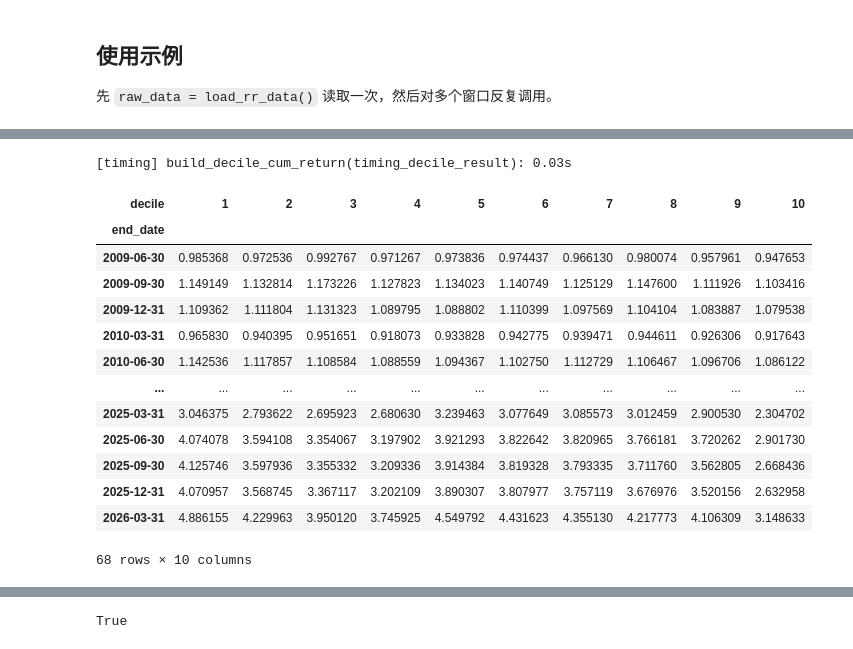
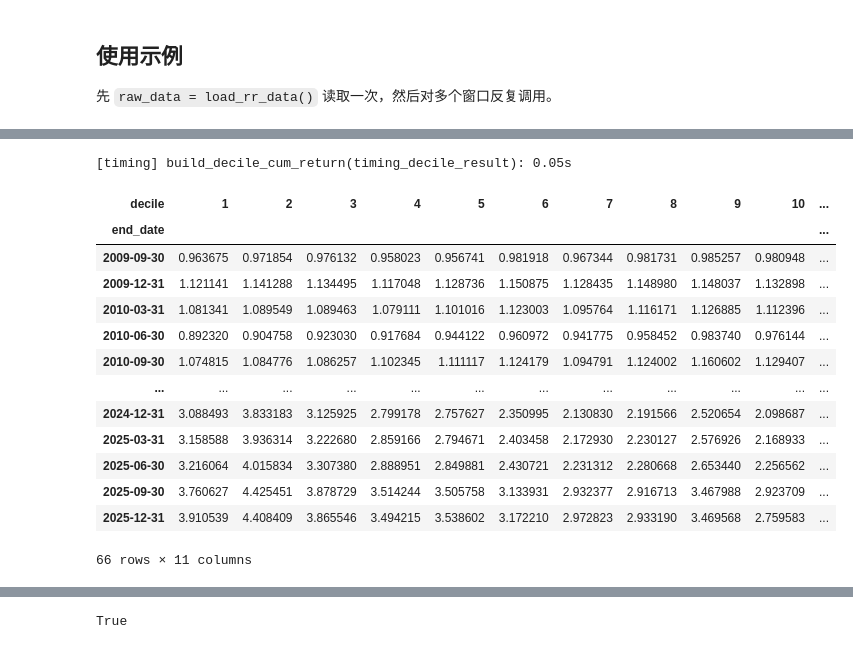
Before and after one commit to MLPwithL/End-to-End-China-Fund-Evaluation-Process, a Jupyter notebook: fun_RR_plus.ipynb, the cells around one changed output, grey strips where cells are left out. Cells and saved outputs as stored; diff of their text form; code cells hidden in the pictures.

Commit message:
Update Barra inputs and fund filters

```diff
--- a/fun_RR_plus.ipynb
+++ b/fun_RR_plus.ipynb
@@ -82,19 +76,13 @@ def prepare_rr_base_data(raw_data, verbose=True):
         .sort_values('PRICE_DATE')
         .drop_duplicates('PRICE_DATE', keep='last')
     )
-    fi_daily = (
-        raw_data.fi.rename(columns={'TRADE_DT': 'PRICE_DATE'})
-        .sort_values('PRICE_DATE')
-        .drop_duplicates('PRICE_DATE', keep='last')
-    )
     fs_daily = (
         raw_data.fs.rename(columns={'time': 'PRICE_DATE'})
         .sort_values('PRICE_DATE')
         .drop_duplicates('PRICE_DATE', keep='last')
     )
     raw_data.factor_data = (
-        fm_daily.merge(fi_daily, on='PRICE_DATE', how='left', validate='one_to_one')
-        .merge(fs_daily, on='PRICE_DATE', how='left', validate='one_to_one')
+        fm_daily.merge(fs_daily, on='PRICE_DATE', how='left', validate='one_to_one')
         .sort_values('PRICE_DATE')
         .set_index('PRICE_DATE', drop=False)
     )
@@ -111,7 +99,7 @@ def load_rr_data(fold=DEFAULT_FOLD, verbose=True):
         SH=pd.read_feather(fold / '基金数据' / 'CHINAMUTUALFUNDSTOCKPORTFOLIO.feather'),
         fm=pd.read_csv(fold / '宽基指数日行情' / '宽基指数收益率.csv'),
         fi=pd.read_feather(fold / '申万一级行业' / '申万一级行业_with_dailyreturn.feather'),
-        fs=pd.read_feather(fold / 'Barra_CNE5' / 'Barra风格因子收益率.feather'),
+        fs=pd.read_parquet(fold / 'Barra_CNE5' / BARRA_FACTOR_RETURN_FILE),
     )
     fund_type_col = 'F_INFO_TYPE'
     open_fund_type = '契约型开放式'
@@ -156,7 +144,7 @@ def load_rr_data(fold=DEFAULT_FOLD, verbose=True):
         print(f'[timing] load_rr_data: {time.perf_counter() - start_time:.2f}s')
     return raw_data
 
-def build_rr_data(raw_data, start_date, end_date, min_fund_days=120, max_fill_ratio=0.05, verbose=True):
+def build_rr_data(raw_data, start_date, end_date, min_fund_days=60, max_fill_ratio=0.05, verbose=True):
     """使用一次性预处理的基础表构建单个窗口 rr_data。"""
     start_time = time.perf_counter()
     start_date = pd.to_datetime(start_date)
@@ -384,7 +372,7 @@ def run_regularized_regression(
             sort=False,
             observed=True
         )
-        if len(fund_data) >= 60
+        if len(fund_data) >= 50
     ]
 
     if verbose:
@@ -1616,7 +1618,7 @@ def run_rr_window(start_date, end_date, fold=DEFAULT_FOLD, raw_data=None, manage
         print(f'[timing] run_rr_window {pd.to_datetime(start_date).date()} ~ {pd.to_datetime(end_date).date()}: {window_elapsed:.2f}s')
     return output
 # %%
-def make_quarterly_rolling_windows(global_start_date, global_end_date, raw_data=None, fold=DEFAULT_FOLD, lookback_trading_days=120, include_incomplete_start=False, verbose=True):
+def make_quarterly_rolling_windows(global_start_date, global_end_date, raw_data=None, fold=DEFAULT_FOLD, lookback_trading_days=60, include_incomplete_start=False, verbose=True):
     """生成季度末滚动窗口。
 
     给定总开始日期和总结束日期，自动寻找区间内的 3/31、6/30、9/30、12/31
@@ -1749,5 +1756,10 @@ import pickle
 with open('outs.pkl', 'wb') as f:
     pickle.dump(outs, f)
+# %%
+import pickle
+# 取outs
+with open('outs.pkl', 'rb') as f:
+    outs = pickle.load(f)
 # %%
 def build_decile_cum_return(
     outs,
@@ -2218,26 +2275,27 @@ stock_top15_performance_summary, stock_decile_performance_summary, stock_top15_e
 # %%
 timing_decile_cum, timing_decile_cum_pivot = build_decile_cum_return(
     outs,
-    decile_key='timing_decile_result'
+    decile_key='timing_decile_result',
+    include_long_short=True
 )
 
 timing_decile_cum_pivot
 # %% [output]
-[timing] build_decile_cum_return(timing_decile_result): 0.03s
+[timing] build_decile_cum_return(timing_decile_result): 0.05s
-| decile | 1 | 2 | 3 | 4 | 5 | 6 | 7 | 8 | 9 | 10 |
-| end_date |  |  |  |  |  |  |  |  |  |  |
-| 2009-06-30 | 0.985368 | 0.972536 | 0.992767 | 0.971267 | 0.973836 | 0.974437 | 0.966130 | 0.980074 | 0.957961 | 0.947653 |
-| 2009-09-30 | 1.149149 | 1.132814 | 1.173226 | 1.127823 | 1.134023 | 1.140749 | 1.125129 | 1.147600 | 1.111926 | 1.103416 |
-| 2009-12-31 | 1.109362 | 1.111804 | 1.131323 | 1.089795 | 1.088802 | 1.110399 | 1.097569 | 1.104104 | 1.083887 | 1.079538 |
-| 2010-03-31 | 0.965830 | 0.940395 | 0.951651 | 0.918073 | 0.933828 | 0.942775 | 0.939471 | 0.944611 | 0.926306 | 0.917643 |
-| 2010-06-30 | 1.142536 | 1.117857 | 1.108584 | 1.088559 | 1.094367 | 1.102750 | 1.112729 | 1.106467 | 1.096706 | 1.086122 |
-| ... | ... | ... | ... | ... | ... | ... | ... | ... | ... | ... |
-| 2025-03-31 | 3.046375 | 2.793622 | 2.695923 | 2.680630 | 3.239463 | 3.077649 | 3.085573 | 3.012459 | 2.900530 | 2.304702 |
-| 2025-06-30 | 4.074078 | 3.594108 | 3.354067 | 3.197902 | 3.921293 | 3.822642 | 3.820965 | 3.766181 | 3.720262 | 2.901730 |
-| 2025-09-30 | 4.125746 | 3.597936 | 3.355332 | 3.209336 | 3.914384 | 3.819328 | 3.793335 | 3.711760 | 3.562805 | 2.668436 |
-| 2025-12-31 | 4.070957 | 3.568745 | 3.367117 | 3.202109 | 3.890307 | 3.807977 | 3.757119 | 3.676976 | 3.520156 | 2.632958 |
-| 2026-03-31 | 4.886155 | 4.229963 | 3.950120 | 3.745925 | 4.549792 | 4.431623 | 4.355130 | 4.217773 | 4.106309 | 3.148633 |
+| decile | 1 | 2 | 3 | 4 | 5 | 6 | 7 | 8 | 9 | 10 | ... |
+| end_date |  |  |  |  |  |  |  |  |  |  | ... |
+| 2009-09-30 | 0.963675 | 0.971854 | 0.976132 | 0.958023 | 0.956741 | 0.981918 | 0.967344 | 0.981731 | 0.985257 | 0.980948 | ... |
+| 2009-12-31 | 1.121141 | 1.141288 | 1.134495 | 1.117048 | 1.128736 | 1.150875 | 1.128435 | 1.148980 | 1.148037 | 1.132898 | ... |
+| 2010-03-31 | 1.081341 | 1.089549 | 1.089463 | 1.079111 | 1.101016 | 1.123003 | 1.095764 | 1.116171 | 1.126885 | 1.112396 | ... |
+| 2010-06-30 | 0.892320 | 0.904758 | 0.923030 | 0.917684 | 0.944122 | 0.960972 | 0.941775 | 0.958452 | 0.983740 | 0.976144 | ... |
+| 2010-09-30 | 1.074815 | 1.084776 | 1.086257 | 1.102345 | 1.111117 | 1.124179 | 1.094791 | 1.124002 | 1.160602 | 1.129407 | ... |
+| ... | ... | ... | ... | ... | ... | ... | ... | ... | ... | ... | ... |
+| 2024-12-31 | 3.088493 | 3.833183 | 3.125925 | 2.799178 | 2.757627 | 2.350995 | 2.130830 | 2.191566 | 2.520654 | 2.098687 | ... |
+| 2025-03-31 | 3.158588 | 3.936314 | 3.222680 | 2.859166 | 2.794671 | 2.403458 | 2.172930 | 2.230127 | 2.576926 | 2.168933 | ... |
+| 2025-06-30 | 3.216064 | 4.015834 | 3.307380 | 2.888951 | 2.849881 | 2.430721 | 2.231312 | 2.280668 | 2.653440 | 2.256562 | ... |
+| 2025-09-30 | 3.760627 | 4.425451 | 3.878729 | 3.514244 | 3.505758 | 3.133931 | 2.932377 | 2.916713 | 3.467988 | 2.923709 | ... |
+| 2025-12-31 | 3.910539 | 4.408409 | 3.865546 | 3.494215 | 3.538602 | 3.172210 | 2.972823 | 2.933190 | 3.469568 | 2.759583 | ... |
-68 rows × 10 columns
+66 rows × 11 columns
 # %%
 comprehensive_decile_cum, comprehensive_decile_cum_pivot = build_decile_cum_return(
     outs,
```
Also changed, not shown: parts of 26 cells of this notebook, 4 other files.
